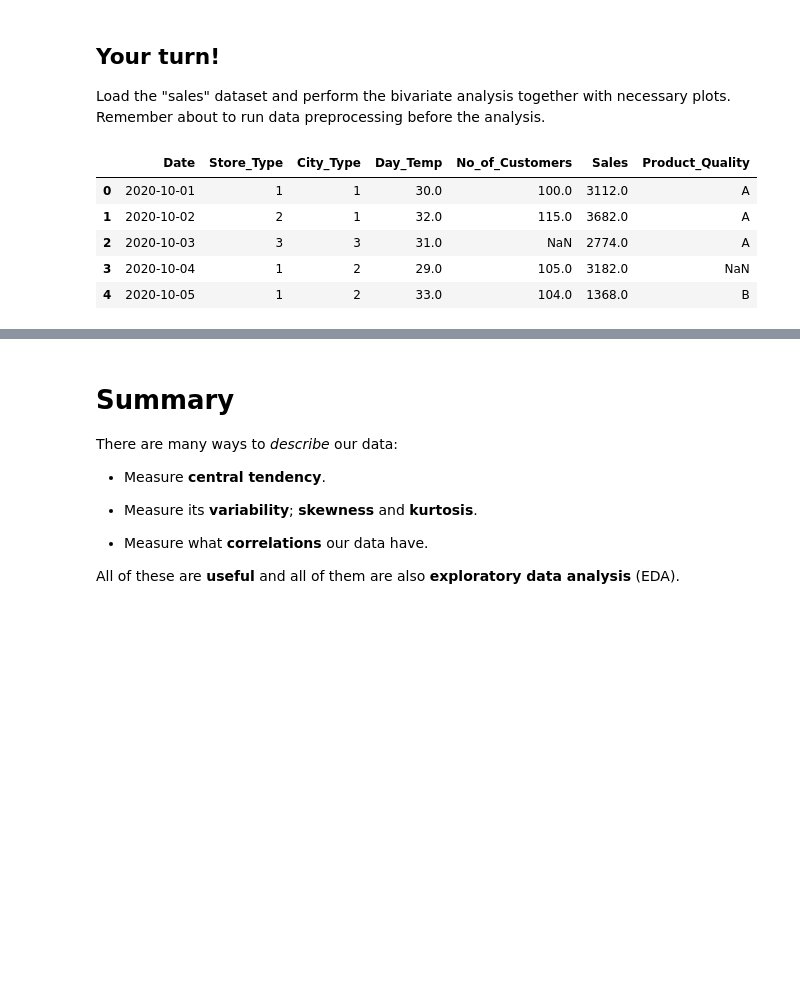
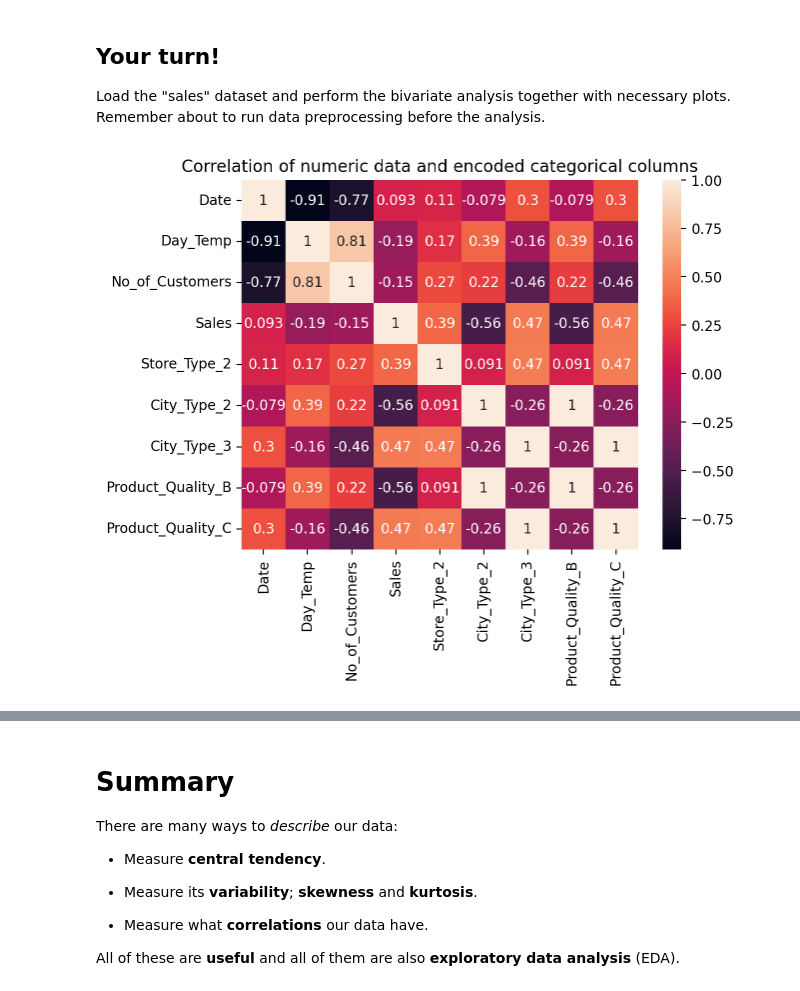
Before and after one commit to M4TI-21/pandas_exercises, a Jupyter notebook: Exercise9.ipynb, the cells around one changed output, grey strips where cells are left out. Cells and saved outputs as stored; diff of their text form; code cells hidden in the pictures; blank space fills up the shorter version.

```diff
--- a/Exercise9.ipynb
+++ b/Exercise9.ipynb
@@ -548,12 +563,11 @@ ModuleNotFoundError: No module named 'dfcorrs'
 
 Load the "sales" dataset and perform the bivariate analysis together with necessary plots. Remember about to run data preprocessing before the analysis.
 # %%
-df_sales = pd.read_excel("data/sales.xlsx")
-df_sales.head(5)
+df_sales = pd.read_excel("sales.xlsx")
+df_sales = df_sales.dropna()
+df_sales_encoded = pd.get_dummies(df_sales, columns=['Store_Type', 'City_Type', 'Product_Quality'], drop_first=True)
+sns.heatmap(df_sales_encoded.corr(), annot=True)
+plt.title("Correlation of numeric data and encoded categorical columns")
+plt.show()
 # %% [output]
-|  | Date | Store_Type | City_Type | Day_Temp | No_of_Customers | Sales | Product_Quality |
-| 0 | 2020-10-01 | 1 | 1 | 30.0 | 100.0 | 3112.0 | A |
-| 1 | 2020-10-02 | 2 | 1 | 32.0 | 115.0 | 3682.0 | A |
-| 2 | 2020-10-03 | 3 | 3 | 31.0 | NaN | 2774.0 | A |
-| 3 | 2020-10-04 | 1 | 2 | 29.0 | 105.0 | 3182.0 | NaN |
-| 4 | 2020-10-05 | 1 | 2 | 33.0 | 104.0 | 1368.0 | B |
+[figure, added]
```
Also changed, not shown: parts of 4 cells of this notebook, 1 other file.
